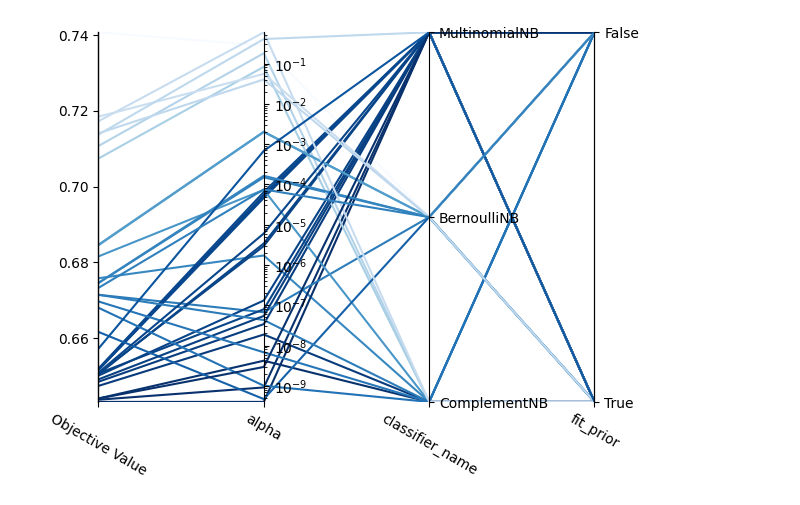
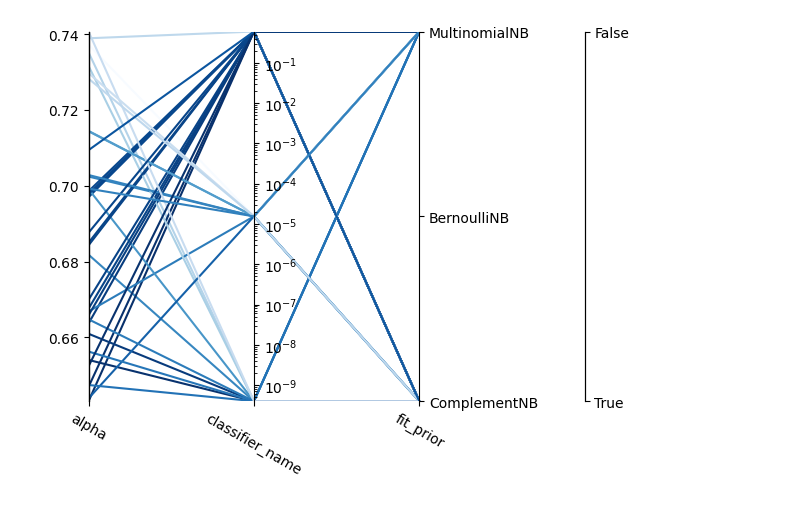
Before and after one commit to AndressaStefany/severityPrediction, a Jupyter notebook: src/visualize_baseline_results.ipynb, the cells around one changed output. Saved outputs shown, nothing was run; the diff lists cells and outputs as text; code cells hidden in the pictures.

```diff
--- a/src/visualize_baseline_results.ipynb
+++ b/src/visualize_baseline_results.ipynb
@@ -74,7 +74,7 @@ def _get_parallel_coordinate_plot(info, cmap, linewidths, mapping, colorbar: boo
     if mapping is None or (mapping is not None and "Objective Value" in mapping):
         var_names = [info.dim_objective.label] + var_names
     ax.set_xlim(0, len(info.dims_params))
-    ax.set_ylim(info.dim_objective.range[0], info.dim_objective.range[1])
+    ax.set_ylim(min(d[0] for d in dims_obj_base), max(d[0] for d in dims_obj_base))
     xs = [range(len(var_names)) for _ in range(len(dims_obj_base))]
     segments = [np.column_stack([x, y]) for x, y in zip(xs, dims_obj_base)]
     lc = LineCollection(segments, cmap=cmap)
@@ -86,32 +86,32 @@ def _get_parallel_coordinate_plot(info, cmap, linewidths, mapping, colorbar: boo
 
     for i, dim in enumerate(info.dims_params):
         if mapping is not None and dim.label not in mapping:
             continue
         ax2 = ax.twinx()
         if dim.is_log:
             ax2.set_ylim(np.power(10, dim.range[0]), np.power(10, dim.range[1]))
             ax2.set_yscale("log")
         else:
             ax2.set_ylim(dim.range[0], dim.range[1])
         ax2.spines["top"].set_visible(False)
         ax2.spines["bottom"].set_visible(False)
         ax2.xaxis.set_visible(False)
         ax2.spines["right"].set_position(("axes", (i + 1) / len(info.dims_params)))
         if dim.is_cat:
             ax2.set_yticks(dim.tickvals)
             ax2.set_yticklabels(dim.ticktext)
 
     ax.add_collection(lc)
 
     return ax
 mapping = {'algorithm':'Algorithm','leaf_size':'Leaf size','n_neighbors':'Number of neighbors','p':'p','weights':'Weight'}
 mapping = {'C':'C (regularization)','class_weight':'Class weight','coef0':'coef0','decision_function_shape':'Decision fn shape','degree':'Degree', 'kernel': 'Kernel', 'max_iter': 'Max. iterations', 'shrinking':'Shrinking','tol':'Tolerance'}
 mapping = {'alpha':'alpha','binarize':'Binarize','fit_prior':'Fit prior','classifier_name':'Classifier name'}
 mapping = {'alpha':'alpha','classifier_name':'Classifier name','fit_prior':'Fit prior', 'norm':"Normalization"}
 mapping = {'classifier_name':'Classifier name','var_smoothing':'Variable smoothing'}
-mapping = {'alpha':'alpha','fit_prior':'Fit prior','classifier_name':'Classifier name', 'Objective Value': 'AUC'}
+mapping = {'alpha':'alpha','fit_prior':'Fit prior','classifier_name':'Classifier name'}#, 'Objective Value': 'AUC'}
 
 params = [k for k in mapping if k != "Objective Value"]
 fig = plot_parallel_coordinate(study,params,mapping=mapping)
 # %% [output]
-[figure, old version]
+[figure, new version]
```
